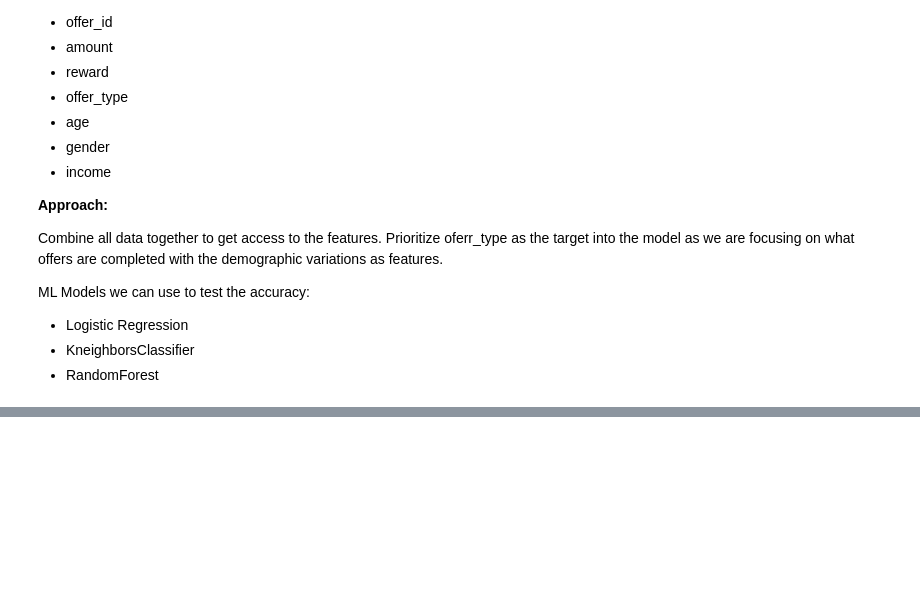
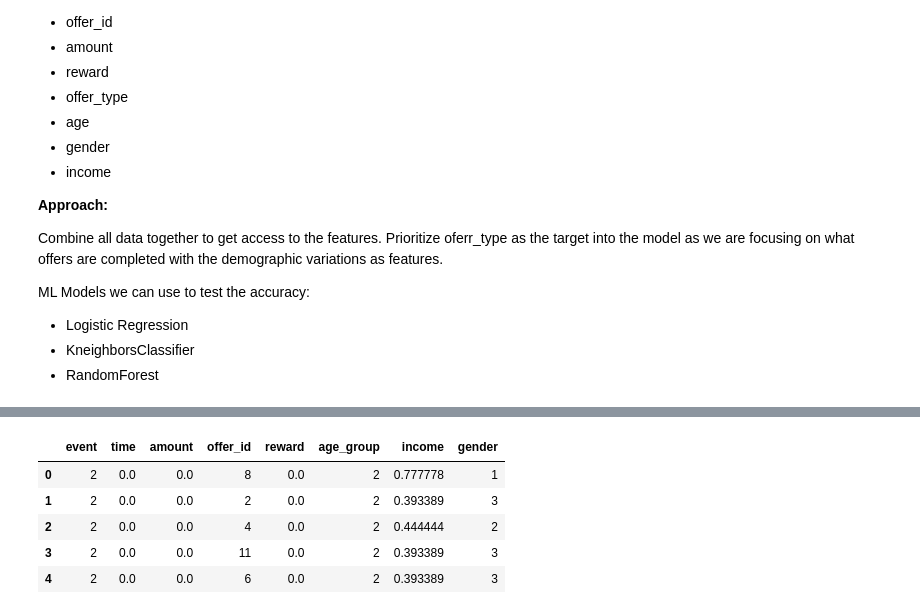
Before and after one commit to HunterKane/Starbucks-Reward-App-, a Jupyter notebook: Starbucks_Capstone_notebook-2.ipynb, the cells around one changed output, grey strips where cells are left out. Saved outputs shown, nothing was run; the diff lists cells and outputs as text; code cells hidden in the pictures; blank space fills up the shorter version.

```diff
--- a/Starbucks_Capstone_notebook-2.ipynb
+++ b/Starbucks_Capstone_notebook-2.ipynb
@@ -876,0 +925,5 @@ y = transcript_copy['event']
+# %%
+
+# Split the data into features and target label
+X = transcript['offer_type']
+y = transcript.drop(['person', 'offer_type', 'offer id'], axis = 1)
@@ -995,0 +1021,15 @@ def fit_and_score(models, X_train, x_test, y_train, y_test):
+# %%
+from sklearn.preprocessing import MinMaxScaler
+
+scaler = MinMaxScaler()
+to_normalize = ['time', 'amount', 'reward', 'income']
+
+y[to_normalize] = scaler.fit_transform(y[to_normalize])
+y.head()
+# %% [output]
+|  | event | time | amount | offer_id | reward | age_group | income | gender |
+| 0 | 2 | 0.0 | 0.0 | 8 | 0.0 | 2 | 0.777778 | 1 |
+| 1 | 2 | 0.0 | 0.0 | 2 | 0.0 | 2 | 0.393389 | 3 |
+| 2 | 2 | 0.0 | 0.0 | 4 | 0.0 | 2 | 0.444444 | 2 |
+| 3 | 2 | 0.0 | 0.0 | 11 | 0.0 | 2 | 0.393389 | 3 |
+| 4 | 2 | 0.0 | 0.0 | 6 | 0.0 | 2 | 0.393389 | 3 |
```
Also changed, not shown: parts of 30 cells of this notebook.
